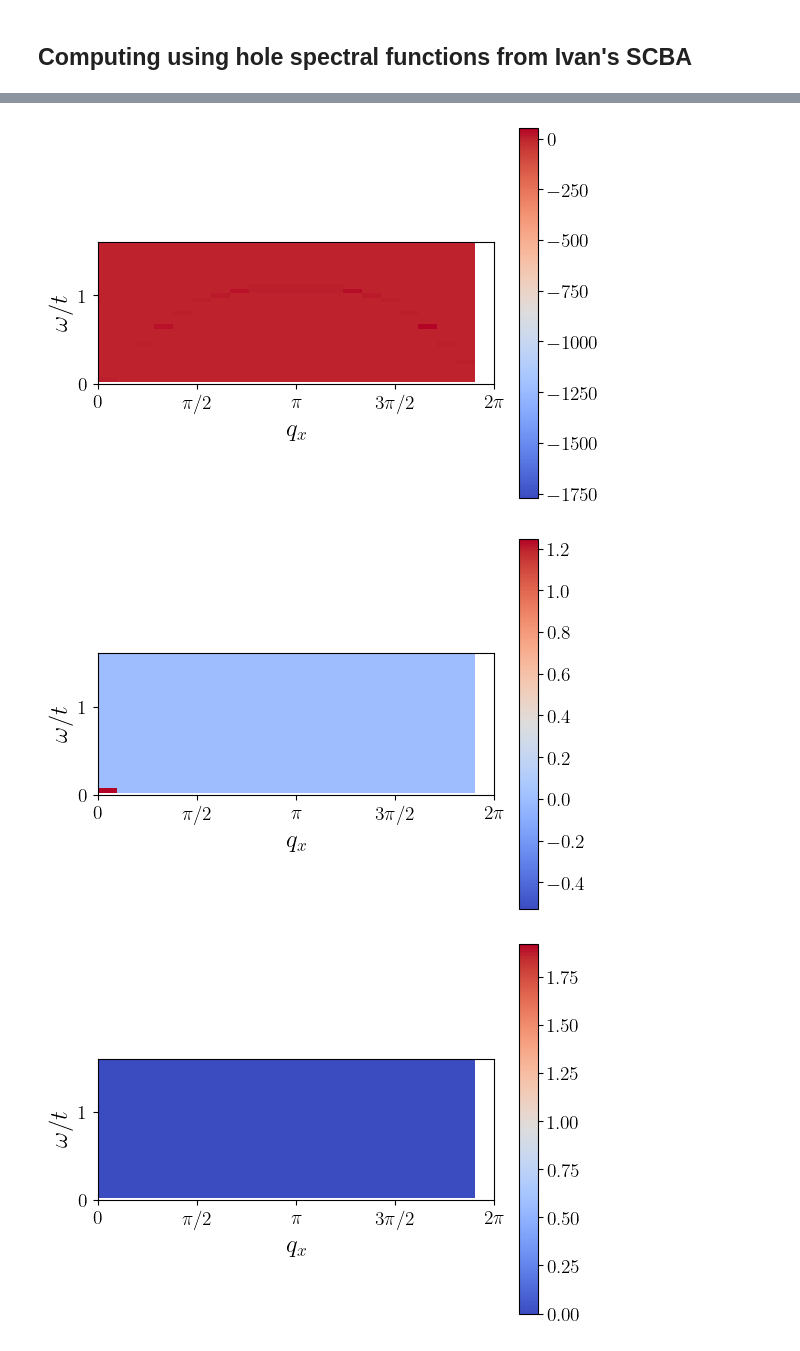
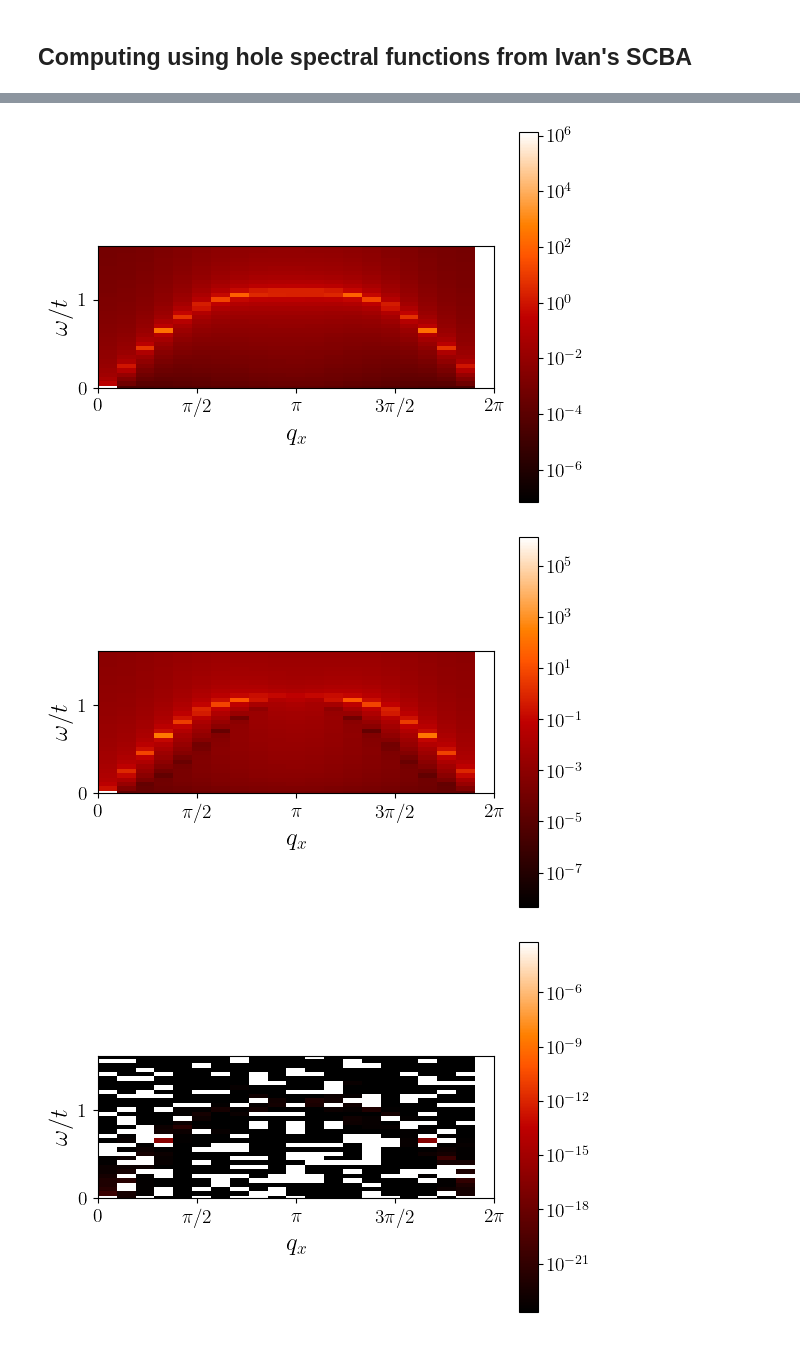
Before and after one commit to j-curtis/holes_and_magnons, a Jupyter notebook: Magnon_RPA_plots.ipynb, the cells around one changed output, grey strips where cells are left out. Drawn from its saved outputs; the diff is of its cells as text; code cells hidden in the pictures.

Commit message:
Added Nambu matrices to aid in isolating spectral functions

```diff
--- a/Magnon_RPA_plots.ipynb
+++ b/Magnon_RPA_plots.ipynb
@@ -64,5 +68,5 @@ ValueError: operands could not be broadcast together with shapes (3,5,500) (5,3,
 # %%
-T = 0.002*rpa.t
+T = 0.11*rpa.t
 U = 7.5*rpa.t
 J = 4.*rpa.t**2/U
 mu = -3*rpa.t ### Chemical potential
@@ -87,17 +91,6 @@ Hole doping: 4.4%
 # %% [markdown]
 ## Computing using hole spectral functions from Ivan's SCBA
 # %%
-holesDirectory = dataDirectory+"hole_spectra/03252025/"
-holesFile = "Hole_Spectral_functionJz0.0_alfa0.999_Nx20_Ny20"#"Hole_Spectral_functionJz0.05_alfa0.999_Nx20_Ny20"
-
-kxs,kys,ws,A = rpa.load_hole_spectrum(holesDirectory+holesFile)
-kxvs,kyvs,wvs = np.meshgrid(kxs,kys,ws)
-Nkx = len(kxs)
-Nky = len(kys)
-Nw = len(ws)
-delta = rpa.calc_density(kxs,kys,ws,A,mu,T)
-print("Hole doping: {d:0.1%}".format(d=delta))
-
 ### Calculate RPA spectra from hole spectra
 ImPi0,ImPi1 = rpa.calc_ImPi(kxs,kys,ws,A,mu,T)
 Pi0 = rpa.Kramers_Kronig(ws,ImPi0)
@@ -106,14 +99,12 @@ Pi1 = rpa.Kramers_Kronig(ws,ImPi1)
 ### Magnon propagators
 magnon_kernel = rpa.RPA_kernel(kxs,kys,ws,Pi0,Pi1,J)
 magnon_propagator = np.zeros_like(magnon_kernel)
-spectral_eigenvalues = np.zeros((4,Nkx,Nky,Nw),dtype=complex)
+response_functions = np.zeros((4,Nkx,Nky,Nw),dtype=complex) ### This will be the four different Pauli tensor contractions in tau_[0,1,2,3] channel
 
 for i in range(len(kxs)):
     for j in range(len(kys)):
         for k in range(len(ws)):
             magnon_propagator[:,:,i,j,k] = np.linalg.inv(magnon_kernel[:,:,i,j,k])
-            eigvs = np.linalg.eig(magnon_propagator[:,:,i,j,k])[0]
 
-            ### We sort first by imaginary part
-            ### Numpy sort automatically sorts by real so we multiply by i, sort, then unmultiply
-            spectral_eigenvalues[:,i,j,k] = 1.j*np.sort(-1.j*eigvs)
+for i in range(4):
+    response_functions[i,:,:,:] = np.tensordot(rpa.tau_projected[i],magnon_propagator,axes=2)
@@ -145,13 +138,10 @@ if True:
     if saveFigs: plt.savefig(figDirectory+"/RePi0.pdf",bbox_inches='tight')
     plt.show()
 
-boxImPi0 = np.array([ (rpa.box_Pi(0.,0.,w,W,mu))[0] for w in ws ])
-
 if True:
     for j in range(len(indices)):
         i = indices[j]
         plt.plot(ws/rpa.t,np.imag(Pi0[i[0],i[1],:])/rpa.t,label=label_strings[j],color=clrs[j])
-    plt.plot(ws/rpa.t,boxImPi0,color='black',linestyle='dashed')
 
     plt.xlabel(r'$\omega/t$')
     plt.ylabel(r'Im$\Pi_0(\omega,\mathbf{q})/t$')
@@ -182,14 +155,14 @@ if True:
 # %%
 for i in range(4):
-    plt.imshow(np.transpose(-1./np.pi*np.imag(spectral_eigenvalues[i,:,0,:])/wvs[:,0,:]),origin='lower',extent=[kxs[0],kxs[-1],ws[0],ws[-1]],aspect=1.4,cmap='coolwarm')#,norm=mclr.LogNorm())
+    plt.imshow(np.abs(np.transpose(-1./np.pi*np.imag(response_functions[i,:,0,:]))),origin='lower',extent=[kxs[0],kxs[-1],ws[0],ws[-1]],aspect=1.4,cmap='gist_heat',norm=mclr.LogNorm())
     plt.ylabel(r'$\omega/t$')
-    plt.ylim(0,3.*J)
+    plt.ylim(0.*J,3.*J)
     plt.xlabel(r'$q_x$')
     plt.xticks([0,np.pi/2.,np.pi,3.*np.pi/2.,2.*np.pi],[r'0',r'$\pi/2$',r'$\pi$',r'$3\pi/2$',r'$2\pi$'])
     plt.colorbar()
     #if saveFigs: plt.savefig(figDirectory+"/Magnon_spectrum.pdf",bbox_inches='tight')
     plt.show()
 # %% [output]
-[figure, old version]
+[figure, new version]
-[figure, old version]
+[figure, new version]
-[figure, old version]
+[figure, new version]
```
Also changed, not shown: parts of 6 cells of this notebook, 1 other file.
